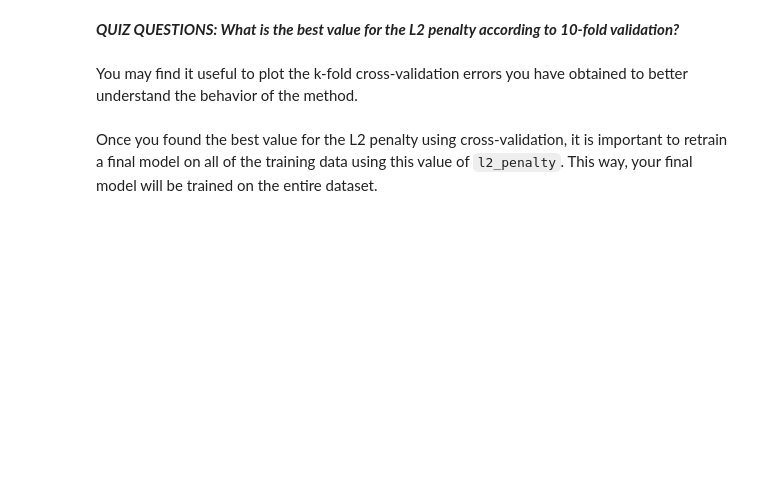
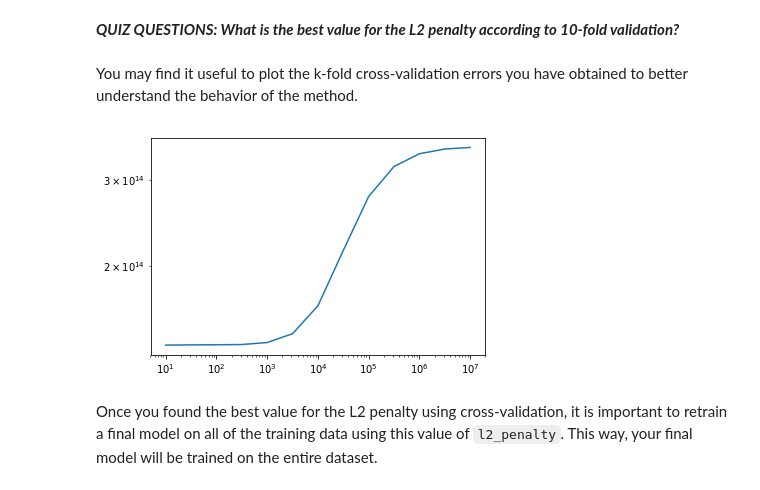
Before and after one commit to juanhenao21/machine_learning, a Jupyter notebook: 02_machine_learning_regression/week_4/quiz_1.ipynb, the cells around one changed output. Cells and saved outputs as stored; diff of their text form; code cells hidden in the pictures; blank space fills up the shorter version.

```diff
--- a/02_machine_learning_regression/week_4/quiz_1.ipynb
+++ b/02_machine_learning_regression/week_4/quiz_1.ipynb
@@ -354,11 +354,13 @@ Once the data is shuffled, we divide it into equal segments. Each segment should
 # %% [markdown]
 With this pattern in mind, we write a short loop that prints the starting and ending indices of each segment, just to make sure you are getting the splits right.
 # %%
+import numpy as np
+
 n = len(train_valid_shuffled)
 k = 10 # 10-fold cross-validation
 
 for i in range(k):
-    start = (n*i)/k
-    end = (n*(i+1))/k-1
+    start = int(np.floor((n*i)/k))
+    end = int(np.floor((n*(i+1))/k-1))
     print(i, (start, end))
 # %% [output]
@@ -433,21 +470,25 @@ Now we are ready to implement k-fold cross-validation. Write a function that com
   * Compute validation error using validation set just formed
 # %%
 def k_fold_cross_validation(k, l2_penalty, data, output_name, features_list):
+    n = len(data)
+    avg_rss = []
+
     for k_val in range(k):
-        start = (n * k_val) / k
-        end = (n * (i + 1)) / k - 1
+        start = int(np.floor((n*i)/k))
+        end = int(np.floor((n*(i+1))/k-1))
 
         validation_set = data[start: end+1]
         training_set = data[:start].append(data[end+1:n])
 
-        model_train = tc.linear_regression.create(training_set, target=outputname, features=features_list,
+        model_train = tc.linear_regression.create(training_set, target=output_name, features=features_list,
                                                   validation_set=None, verbose=False, l2_penalty=l2_penalty)
 
         prediction = model_train.predict(validation_set)
         errors = prediction - validation_set[output_name]
         rss = sum(errors * errors)
+        avg_rss.append(rss)
 
-        return rss
+    return sum(avg_rss) / len(avg_rss)
 # %% [markdown]
 Once we have a function to compute the average validation error for a model, we can write a loop to find the model that minimizes the average validation error. Write a loop that does the following:
 * We will again be aiming to fit a 15th-order polynomial model using the `sqft_living` input
@@ -456,3 +497,22 @@ Once we have a function to compute the average validation error for a model, we
 * Report which L2 penalty produced the lowest average validation error.
 
 Note: since the degree of the polynomial is now fixed to 15, to make things faster, you should generate polynomial features in advance and re-use them throughout the loop. Make sure to use `train_valid_shuffled` when generating polynomial features!
+# %%
+poly15_ridge = polynomial_sframe(train_valid_shuffled['sqft_living'], 15)
+features_ridge = poly15_ridge.column_names() # get the name of the features
+poly15_ridge['price'] = train_valid_shuffled['price'] # add price to the data since it's the target
+
+min_error = None
+best_l2_penalty = None
+cross_vall_errors = []
+l2_penalty_values = np.logspace(1, 7, num=13)
+for l2_penalty in l2_penalty_values:
+    print(l2_penalty)
+    avg_validation_error = k_fold_cross_validation(10, l2_penalty, poly15_ridge, 'price', features_ridge)
+    print(f'{avg_validation_error:.2e}')
+    cross_vall_errors.append(avg_validation_error)
+    if min_error is None or avg_validation_error < min_error:
+        min_error = avg_validation_error
+        best_l2_penalty = l2_penalty
+
+print("Best : " + str(best_l2_penalty))
@@ -463,5 +541,10 @@ You may find it useful to plot the k-fold cross-validation errors you have obtai
 # %%
 # Plot the l2_penalty values in the x axis and the cross-validation error in the y axis.
 # Using plt.xscale('log') will make your plot more intuitive.
+plt.plot(l2_penalty_values, cross_vall_errors)
+plt.xscale('log')
+plt.yscale('log')
+# %% [output]
+[figure, added]
 # %% [markdown]
 Once you found the best value for the L2 penalty using cross-validation, it is important to retrain a final model on all of the training data using this value of `l2_penalty`. This way, your final model will be trained on the entire dataset.
```
Also changed, not shown: parts of 15 cells of this notebook, 2 other files.
